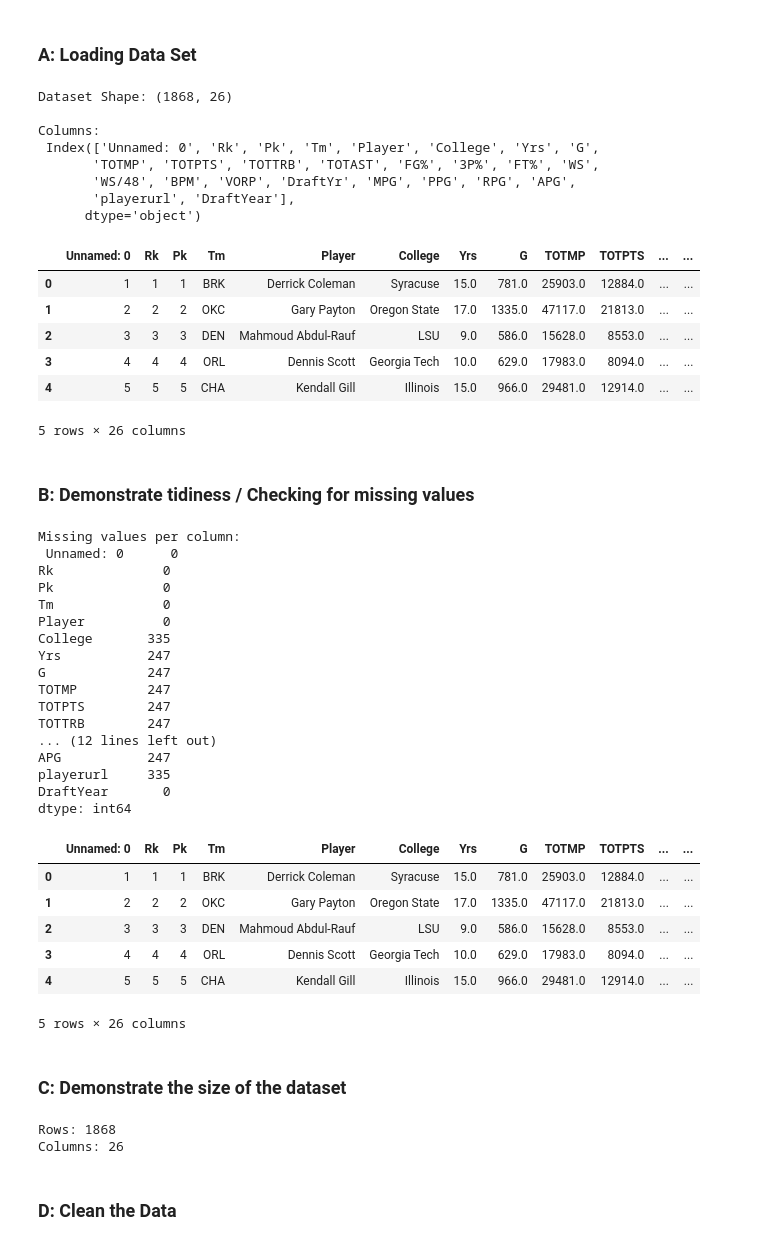
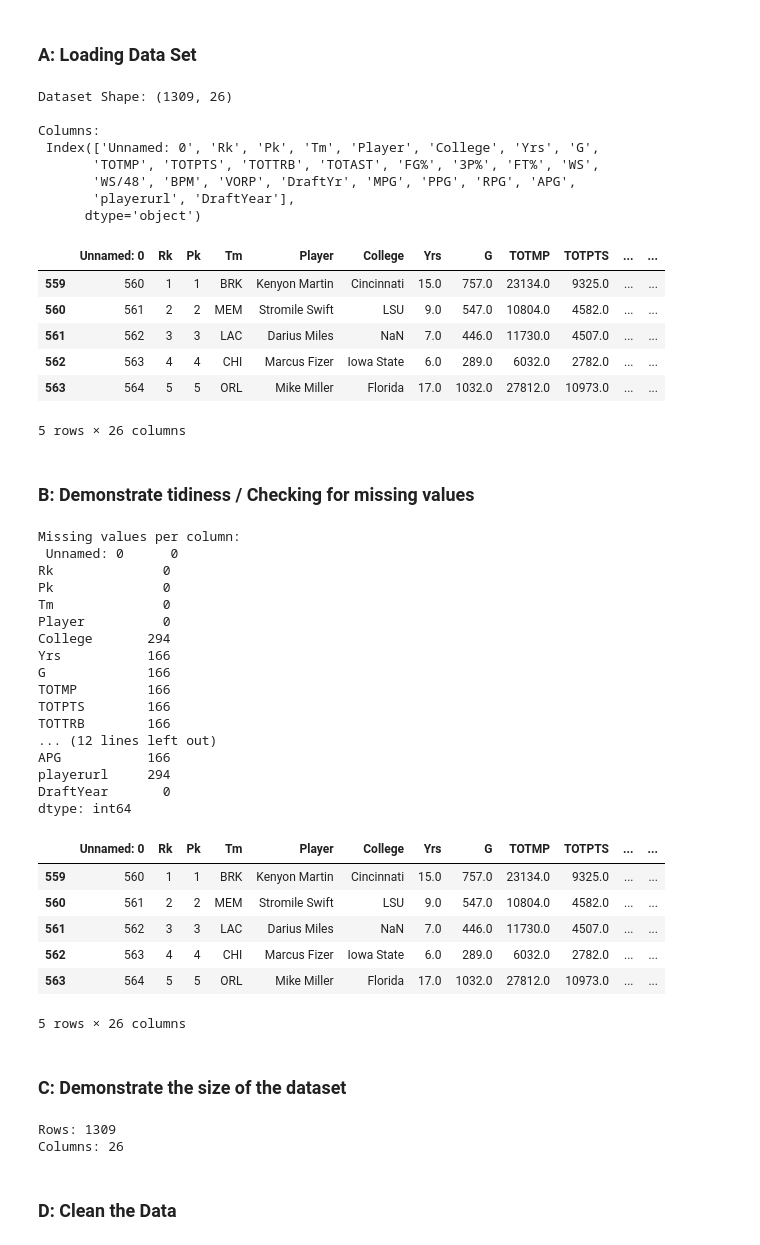
Before and after one commit to COGS108/Group010_WI26, a Jupyter notebook: 02-EDACheckpoint.ipynb, the cells around one changed output. Cells and saved outputs as stored; diff of their text form; code cells hidden in the pictures.

Commit message:
Updated Dataset 1, 2 and EDACheckpoint

```diff
--- a/02-EDACheckpoint.ipynb
+++ b/02-EDACheckpoint.ipynb
@@ -308,26 +302,27 @@ import os
 # %%
 raw_path = 'data/00-raw/draft-data-20-years.csv'
 df_draft = pd.read_csv(raw_path)
+df_draft = df_draft[df_draft['DraftYr'] >= 2000]
 
 print("Dataset Shape:", df_draft.shape)
 print("\nColumns:\n", df_draft.columns)
 
 df_draft.head()
 # %% [output]
-Dataset Shape: (1868, 26)
+Dataset Shape: (1309, 26)
 
 Columns:
  Index(['Unnamed: 0', 'Rk', 'Pk', 'Tm', 'Player', 'College', 'Yrs', 'G',
        'TOTMP', 'TOTPTS', 'TOTTRB', 'TOTAST', 'FG%', '3P%', 'FT%', 'WS',
        'WS/48', 'BPM', 'VORP', 'DraftYr', 'MPG', 'PPG', 'RPG', 'APG',
        'playerurl', 'DraftYear'],
       dtype='object')
 |  | Unnamed: 0 | Rk | Pk | Tm | Player | College | Yrs | G | TOTMP | TOTPTS | ... | ... |
-| 0 | 1 | 1 | 1 | BRK | Derrick Coleman | Syracuse | 15.0 | 781.0 | 25903.0 | 12884.0 | ... | ... |
-| 1 | 2 | 2 | 2 | OKC | Gary Payton | Oregon State | 17.0 | 1335.0 | 47117.0 | 21813.0 | ... | ... |
-| 2 | 3 | 3 | 3 | DEN | Mahmoud Abdul-Rauf | LSU | 9.0 | 586.0 | 15628.0 | 8553.0 | ... | ... |
-| 3 | 4 | 4 | 4 | ORL | Dennis Scott | Georgia Tech | 10.0 | 629.0 | 17983.0 | 8094.0 | ... | ... |
-| 4 | 5 | 5 | 5 | CHA | Kendall Gill | Illinois | 15.0 | 966.0 | 29481.0 | 12914.0 | ... | ... |
+| 559 | 560 | 1 | 1 | BRK | Kenyon Martin | Cincinnati | 15.0 | 757.0 | 23134.0 | 9325.0 | ... | ... |
+| 560 | 561 | 2 | 2 | MEM | Stromile Swift | LSU | 9.0 | 547.0 | 10804.0 | 4582.0 | ... | ... |
+| 561 | 562 | 3 | 3 | LAC | Darius Miles | NaN | 7.0 | 446.0 | 11730.0 | 4507.0 | ... | ... |
+| 562 | 563 | 4 | 4 | CHI | Marcus Fizer | Iowa State | 6.0 | 289.0 | 6032.0 | 2782.0 | ... | ... |
+| 563 | 564 | 5 | 5 | ORL | Mike Miller | Florida | 17.0 | 1032.0 | 27812.0 | 10973.0 | ... | ... |
 5 rows × 26 columns
 # %% [markdown]
 ### B: Demonstrate tidiness / Checking for missing values
@@ -343,23 +338,23 @@ Rk              0
 Pk              0
 Tm              0
 Player          0
-College       335
-Yrs           247
-G             247
-TOTMP         247
-TOTPTS        247
-TOTTRB        247
+College       294
+Yrs           166
+G             166
+TOTMP         166
+TOTPTS        166
+TOTTRB        166
 ... (12 lines left out)
-APG           247
-playerurl     335
+APG           166
+playerurl     294
 DraftYear       0
 dtype: int64
 |  | Unnamed: 0 | Rk | Pk | Tm | Player | College | Yrs | G | TOTMP | TOTPTS | ... | ... |
-| 0 | 1 | 1 | 1 | BRK | Derrick Coleman | Syracuse | 15.0 | 781.0 | 25903.0 | 12884.0 | ... | ... |
-| 1 | 2 | 2 | 2 | OKC | Gary Payton | Oregon State | 17.0 | 1335.0 | 47117.0 | 21813.0 | ... | ... |
-| 2 | 3 | 3 | 3 | DEN | Mahmoud Abdul-Rauf | LSU | 9.0 | 586.0 | 15628.0 | 8553.0 | ... | ... |
-| 3 | 4 | 4 | 4 | ORL | Dennis Scott | Georgia Tech | 10.0 | 629.0 | 17983.0 | 8094.0 | ... | ... |
-| 4 | 5 | 5 | 5 | CHA | Kendall Gill | Illinois | 15.0 | 966.0 | 29481.0 | 12914.0 | ... | ... |
+| 559 | 560 | 1 | 1 | BRK | Kenyon Martin | Cincinnati | 15.0 | 757.0 | 23134.0 | 9325.0 | ... | ... |
+| 560 | 561 | 2 | 2 | MEM | Stromile Swift | LSU | 9.0 | 547.0 | 10804.0 | 4582.0 | ... | ... |
+| 561 | 562 | 3 | 3 | LAC | Darius Miles | NaN | 7.0 | 446.0 | 11730.0 | 4507.0 | ... | ... |
+| 562 | 563 | 4 | 4 | CHI | Marcus Fizer | Iowa State | 6.0 | 289.0 | 6032.0 | 2782.0 | ... | ... |
+| 563 | 564 | 5 | 5 | ORL | Mike Miller | Florida | 17.0 | 1032.0 | 27812.0 | 10973.0 | ... | ... |
 5 rows × 26 columns
 # %% [markdown]
 ### C: Demonstrate the size of the dataset
@@ -367,7 +362,7 @@ dtype: int64
 print("Rows:", df_draft.shape[0])
 print("Columns:", df_draft.shape[1])
 # %% [output]
-Rows: 1868
+Rows: 1309
 Columns: 26
 # %% [markdown]
 ### D: Clean the Data
```
Also changed, not shown: parts of 6 cells of this notebook, 1 other file.
